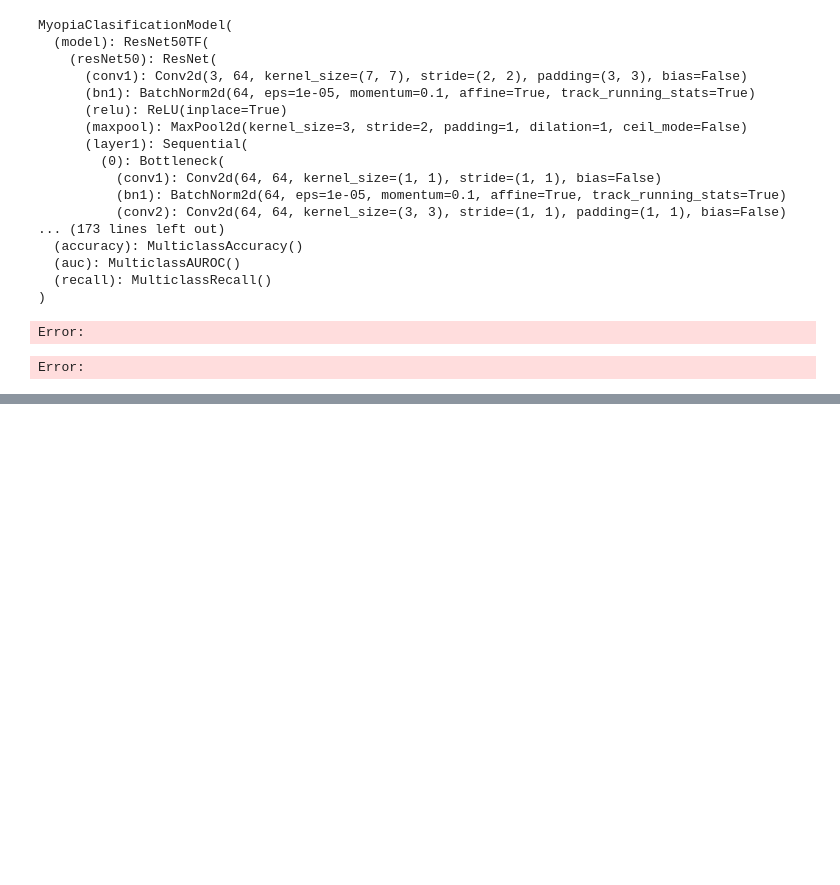
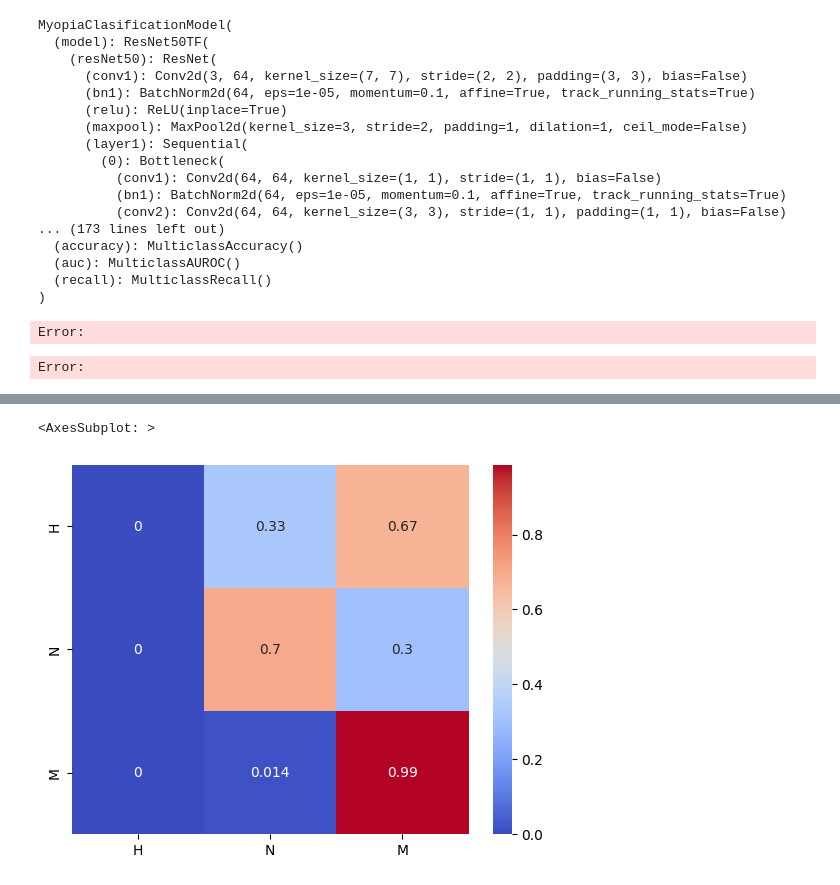
Before and after one commit to mysInma/Pathological-Myopia, a Jupyter notebook: notebooks/models/models.ipynb, the cells around one changed output, grey strips where cells are left out. Saved outputs shown, nothing was run; the diff lists cells and outputs as text; code cells hidden in the pictures; blank space fills up the shorter version.

```diff
--- a/notebooks/models/models.ipynb
+++ b/notebooks/models/models.ipynb
@@ -404,0 +436,6 @@ Original Traceback (most recent call last):
+# %%
+xticklabels=["H","N","M"]
+sns.heatmap(cm_norm,annot=True,cmap="coolwarm",xticklabels=xticklabels,yticklabels=xticklabels)
+# %% [output]
+<AxesSubplot: >
+[figure, added]
```
Also changed, not shown: parts of 9 cells of this notebook, 4 other files.
